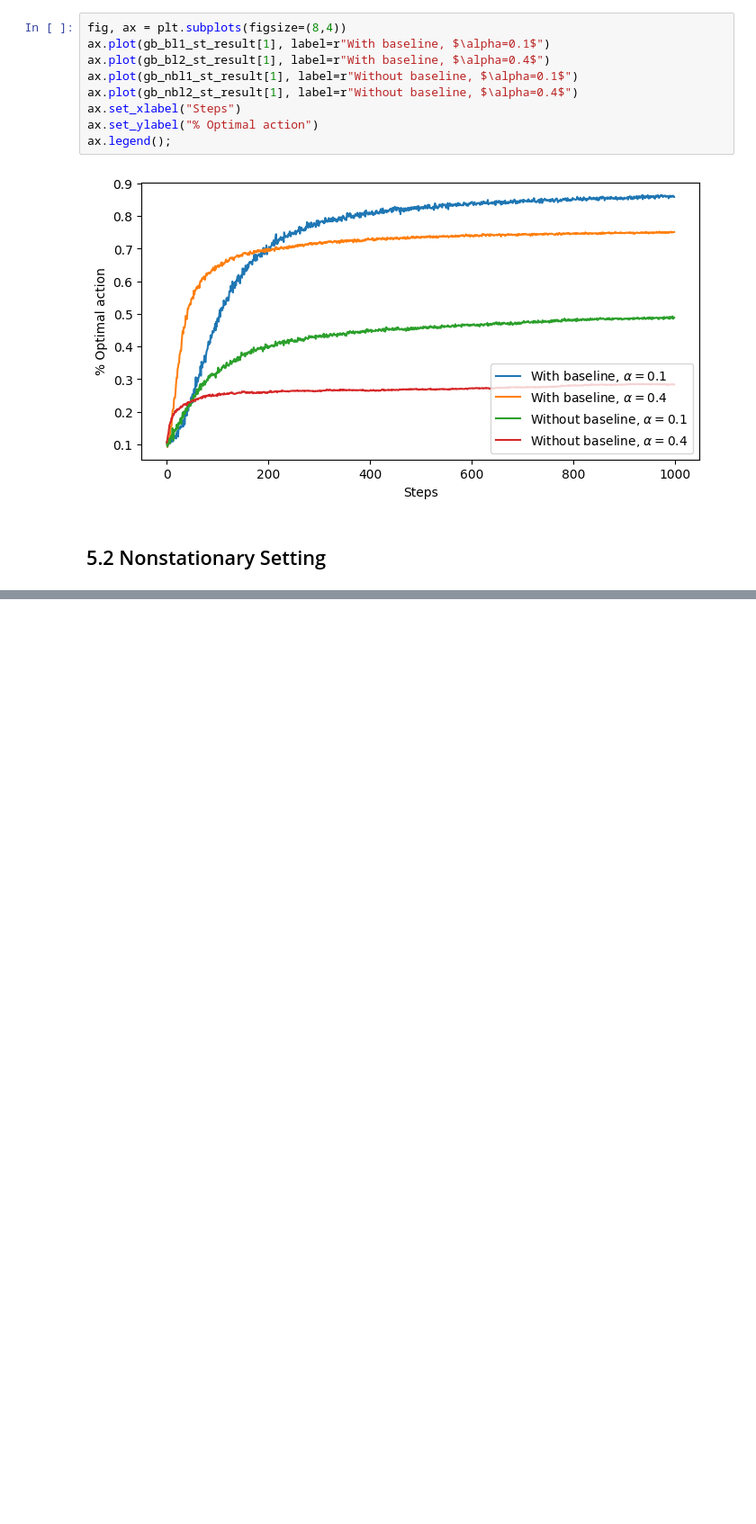
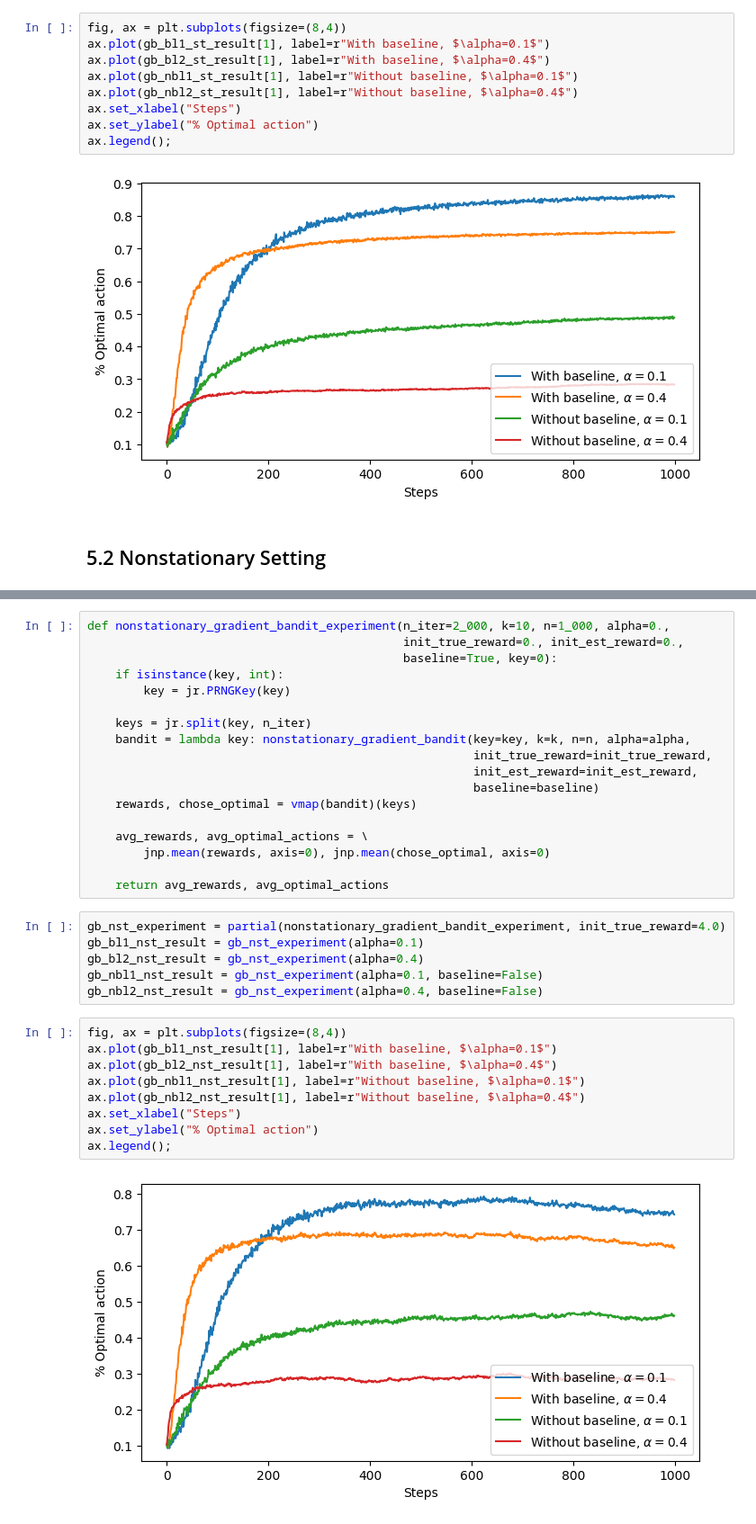
Before and after one commit to petergchang/Sutton-RL-Jax, a Jupyter notebook: Ch2.ipynb, the cells around one changed output, grey strips where cells are left out. Shown: that part at 90% size. Drawn from its saved outputs; the diff is of its cells as text; blank space fills up the shorter version.

Commit message:
feat: non-stationary gradient bandits

```diff
--- a/Ch2.ipynb
+++ b/Ch2.ipynb
@@ -330,0 +376,35 @@ ax.legend();
+# %%
+def nonstationary_gradient_bandit_experiment(n_iter=2_000, k=10, n=1_000, alpha=0.,
+                                             init_true_reward=0., init_est_reward=0.,
+                                             baseline=True, key=0):
+    if isinstance(key, int):
+        key = jr.PRNGKey(key)
+
+    keys = jr.split(key, n_iter)
+    bandit = lambda key: nonstationary_gradient_bandit(key=key, k=k, n=n, alpha=alpha,
+                                                       init_true_reward=init_true_reward,
+                                                       init_est_reward=init_est_reward,
+                                                       baseline=baseline)
+    rewards, chose_optimal = vmap(bandit)(keys)
+
+    avg_rewards, avg_optimal_actions = \
+        jnp.mean(rewards, axis=0), jnp.mean(chose_optimal, axis=0)
+
+    return avg_rewards, avg_optimal_actions
+# %%
+gb_nst_experiment = partial(nonstationary_gradient_bandit_experiment, init_true_reward=4.0)
+gb_bl1_nst_result = gb_nst_experiment(alpha=0.1)
+gb_bl2_nst_result = gb_nst_experiment(alpha=0.4)
+gb_nbl1_nst_result = gb_nst_experiment(alpha=0.1, baseline=False)
+gb_nbl2_nst_result = gb_nst_experiment(alpha=0.4, baseline=False)
+# %%
+fig, ax = plt.subplots(figsize=(8,4))
+ax.plot(gb_bl1_nst_result[1], label=r"With baseline, $\alpha=0.1$")
+ax.plot(gb_bl2_nst_result[1], label=r"With baseline, $\alpha=0.4$")
+ax.plot(gb_nbl1_nst_result[1], label=r"Without baseline, $\alpha=0.1$")
+ax.plot(gb_nbl2_nst_result[1], label=r"Without baseline, $\alpha=0.4$")
+ax.set_xlabel("Steps")
+ax.set_ylabel("% Optimal action")
+ax.legend();
+# %% [output]
+[figure, added]
```
Also changed, not shown: parts of 5 cells of this notebook.
